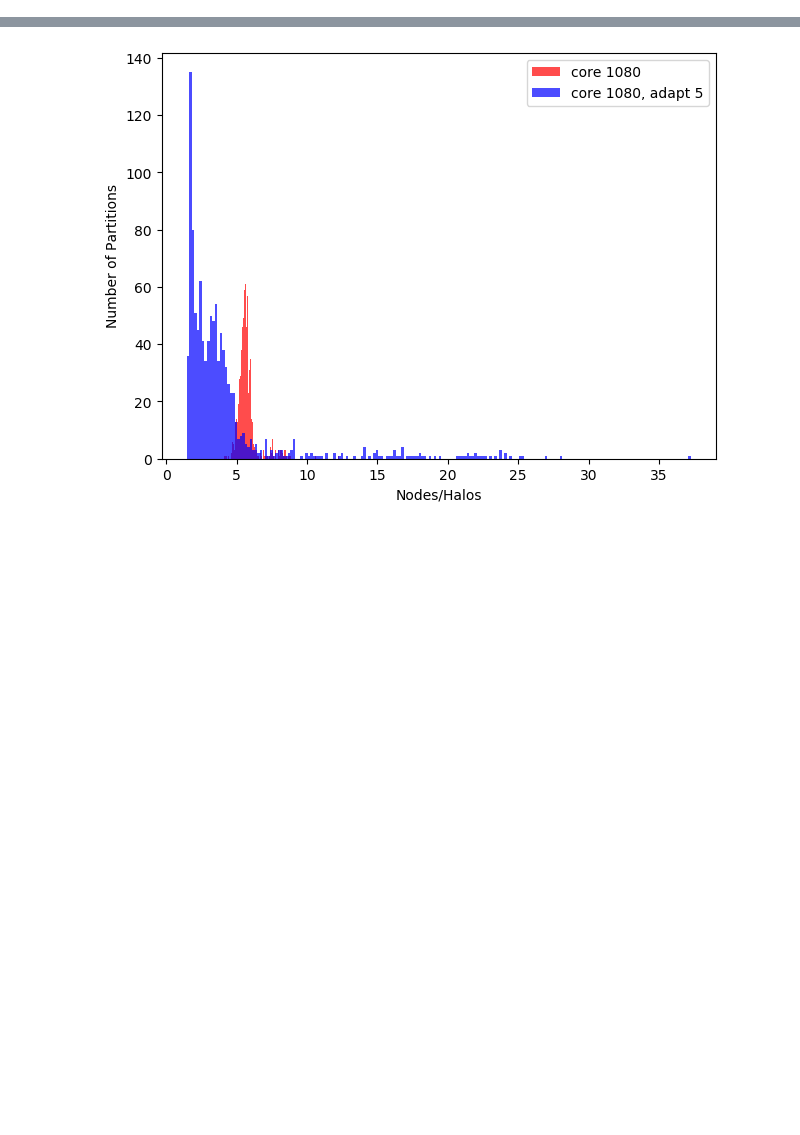
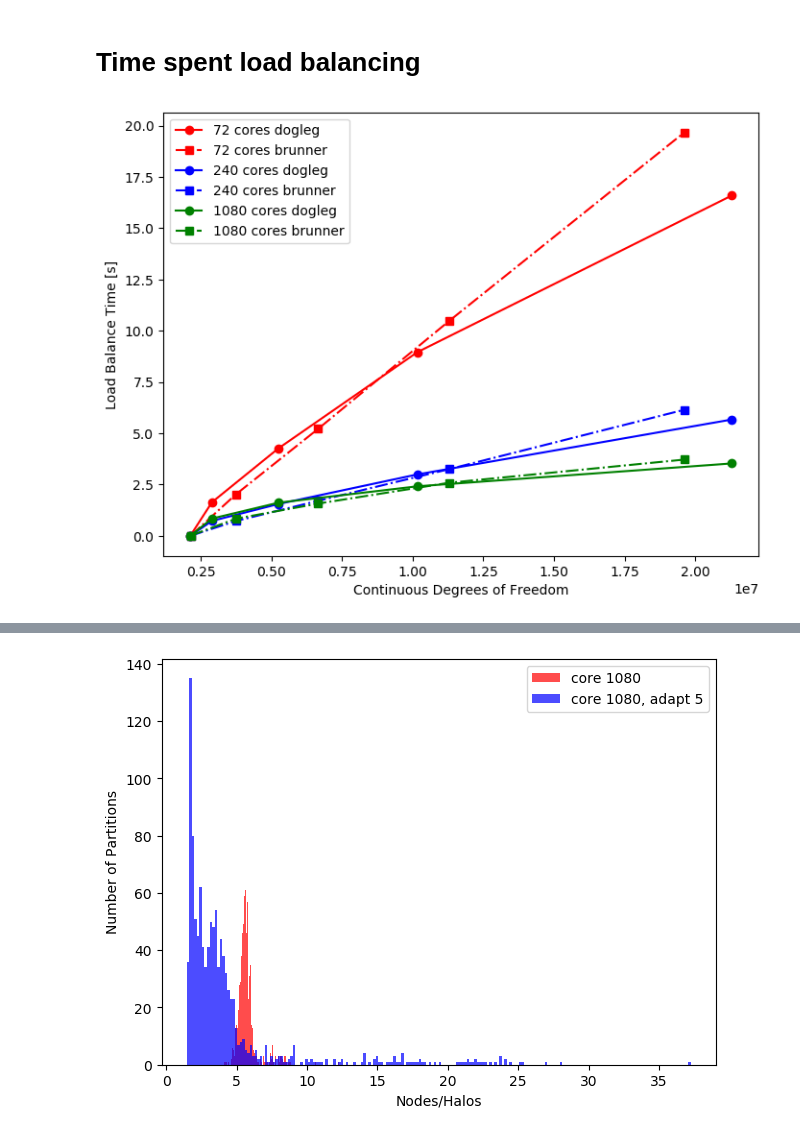
Before and after one commit to GNikit/ARCHER_strong_scaling, a Jupyter notebook: notebooks/M&C2019_presentation_figures.ipynb, the cells around one changed output, grey strips where cells are left out. Drawn from its saved outputs; the diff is of its cells as text; code cells hidden in the pictures; blank space fills up the shorter version.

```diff
--- a/notebooks/M&C2019_presentation_figures.ipynb
+++ b/notebooks/M&C2019_presentation_figures.ipynb
@@ -223,0 +227,17 @@ fig2.show()
+# %% [markdown]
+ # Time spent load balancing
+# %%
+fix, ax = plt.subplots(figsize=(8, 6))
+for cpu, c in zip([72, 240, 1080], ['red', 'blue', 'green']):
+    ax.plot(cdof[cpu], lb_t[cpu], marker='o',
+            label=f'{cpu} cores dogleg', color=c)
+    ax.plot(cdof_b[cpu], lb_t_b[cpu], marker='s',
+            linestyle='-.', label=f'{cpu} cores brunner', color=c)
+
+ax.set(xlabel='Continuous Degrees of Freedom', ylabel='Load Balance Time [s]')
+ax.legend()
+fig.tight_layout()
+# fig.savefig(fname)
+fig.show()
+# %% [output]
+[figure, added]
```
Also changed, not shown: parts of 16 cells of this notebook, 1 other file.
